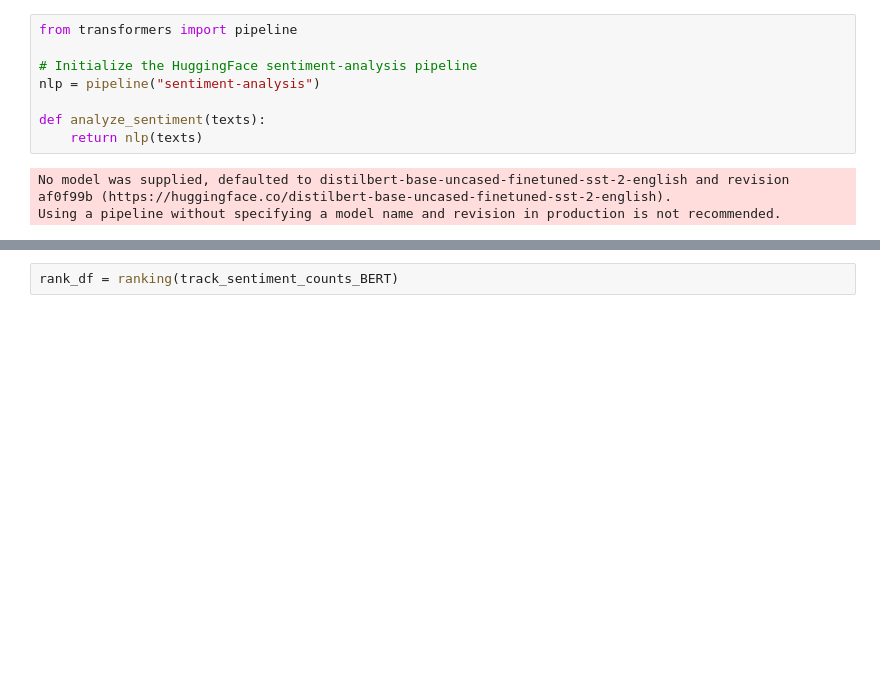
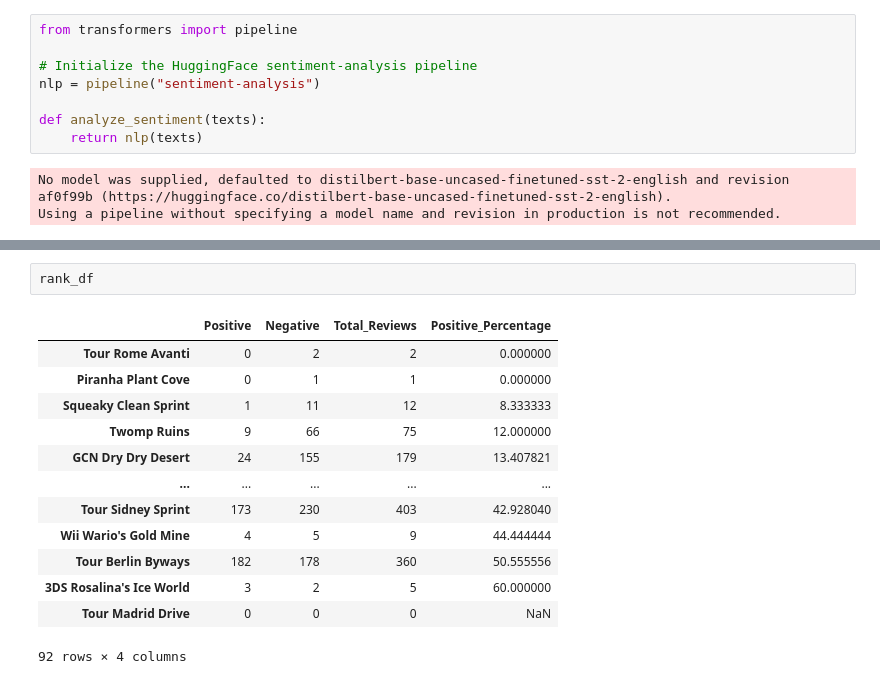
Before and after one commit to EAbbenhuis/NLProject, a Jupyter notebook: oefen.ipynb, the cells around one changed output, grey strips where cells are left out. Drawn from its saved outputs; the diff is of its cells as text; blank space fills up the shorter version.

```diff
--- a/oefen.ipynb
+++ b/oefen.ipynb
@@ -448,2 +521,16 @@ def ranking(track_reviews):
 # %%
-rank_df = ranking(track_sentiment_counts_BERT)
+rank_df
+# %% [output]
+|  | Positive | Negative | Total_Reviews | Positive_Percentage |
+| Tour Rome Avanti | 0 | 2 | 2 | 0.000000 |
+| Piranha Plant Cove | 0 | 1 | 1 | 0.000000 |
+| Squeaky Clean Sprint | 1 | 11 | 12 | 8.333333 |
+| Twomp Ruins | 9 | 66 | 75 | 12.000000 |
+| GCN Dry Dry Desert | 24 | 155 | 179 | 13.407821 |
+| ... | ... | ... | ... | ... |
+| Tour Sidney Sprint | 173 | 230 | 403 | 42.928040 |
+| Wii Wario's Gold Mine | 4 | 5 | 9 | 44.444444 |
+| Tour Berlin Byways | 182 | 178 | 360 | 50.555556 |
+| 3DS Rosalina's Ice World | 3 | 2 | 5 | 60.000000 |
+| Tour Madrid Drive | 0 | 0 | 0 | NaN |
+92 rows × 4 columns
```
Also changed, not shown: parts of 13 cells of this notebook.
